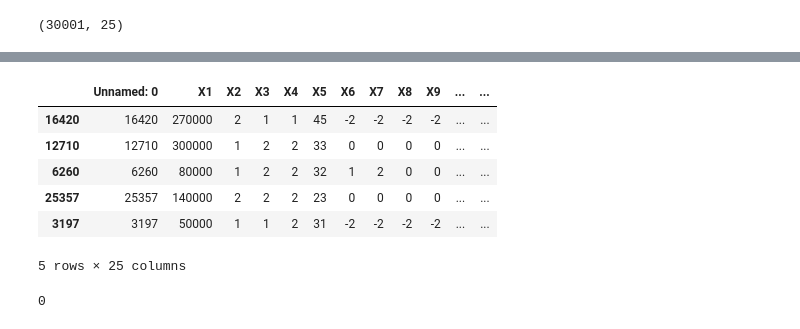
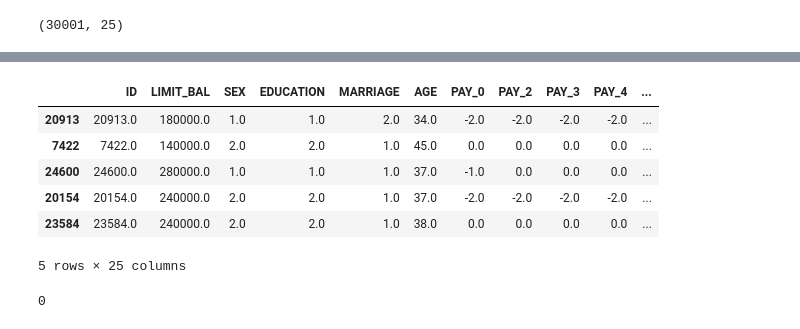
Before and after one commit to PrachiJadhav12/Credit_Card_default_Prediction, a Jupyter notebook: Credit_card_default_Prediction.ipynb, the cells around one changed output, grey strips where cells are left out. Cells and saved outputs as stored; diff of their text form; code cells hidden in the pictures.

```diff
--- a/Credit_card_default_Prediction.ipynb
+++ b/Credit_card_default_Prediction.ipynb
@@ -57,0 +65,3 @@ df.shape
+# %%
+df.columns = df.iloc[0]
+df= df.drop(index=0)
@@ -91,0 +107,3 @@ memory usage: 5.7+ MB
+# %%
+for col in [df.columns]:
+  df[col] = df[col].astype('float')
@@ -112,12 +163,12 @@ df.describe().transpose()
 # %%
-df_original.sample(5)
+df.sample(5)
 # %% [output]
-|  | Unnamed: 0 | X1 | X2 | X3 | X4 | X5 | X6 | X7 | X8 | X9 | ... | ... |
-| 16420 | 16420 | 270000 | 2 | 1 | 1 | 45 | -2 | -2 | -2 | -2 | ... | ... |
-| 12710 | 12710 | 300000 | 1 | 2 | 2 | 33 | 0 | 0 | 0 | 0 | ... | ... |
-| 6260 | 6260 | 80000 | 1 | 2 | 2 | 32 | 1 | 2 | 0 | 0 | ... | ... |
-| 25357 | 25357 | 140000 | 2 | 2 | 2 | 23 | 0 | 0 | 0 | 0 | ... | ... |
-| 3197 | 3197 | 50000 | 1 | 1 | 2 | 31 | -2 | -2 | -2 | -2 | ... | ... |
+|  | ID | LIMIT_BAL | SEX | EDUCATION | MARRIAGE | AGE | PAY_0 | PAY_2 | PAY_3 | PAY_4 | ... |
+| 20913 | 20913.0 | 180000.0 | 1.0 | 1.0 | 2.0 | 34.0 | -2.0 | -2.0 | -2.0 | -2.0 | ... |
+| 7422 | 7422.0 | 140000.0 | 2.0 | 2.0 | 1.0 | 45.0 | 0.0 | 0.0 | 0.0 | 0.0 | ... |
+| 24600 | 24600.0 | 280000.0 | 1.0 | 1.0 | 1.0 | 37.0 | -1.0 | 0.0 | 0.0 | 0.0 | ... |
+| 20154 | 20154.0 | 240000.0 | 2.0 | 2.0 | 1.0 | 37.0 | -2.0 | -2.0 | -2.0 | -2.0 | ... |
+| 23584 | 23584.0 | 240000.0 | 2.0 | 2.0 | 1.0 | 38.0 | 0.0 | 0.0 | 0.0 | 0.0 | ... |
 5 rows × 25 columns
 # %%
 df.duplicated().sum()
```
Also changed, not shown: parts of 34 cells of this notebook.
